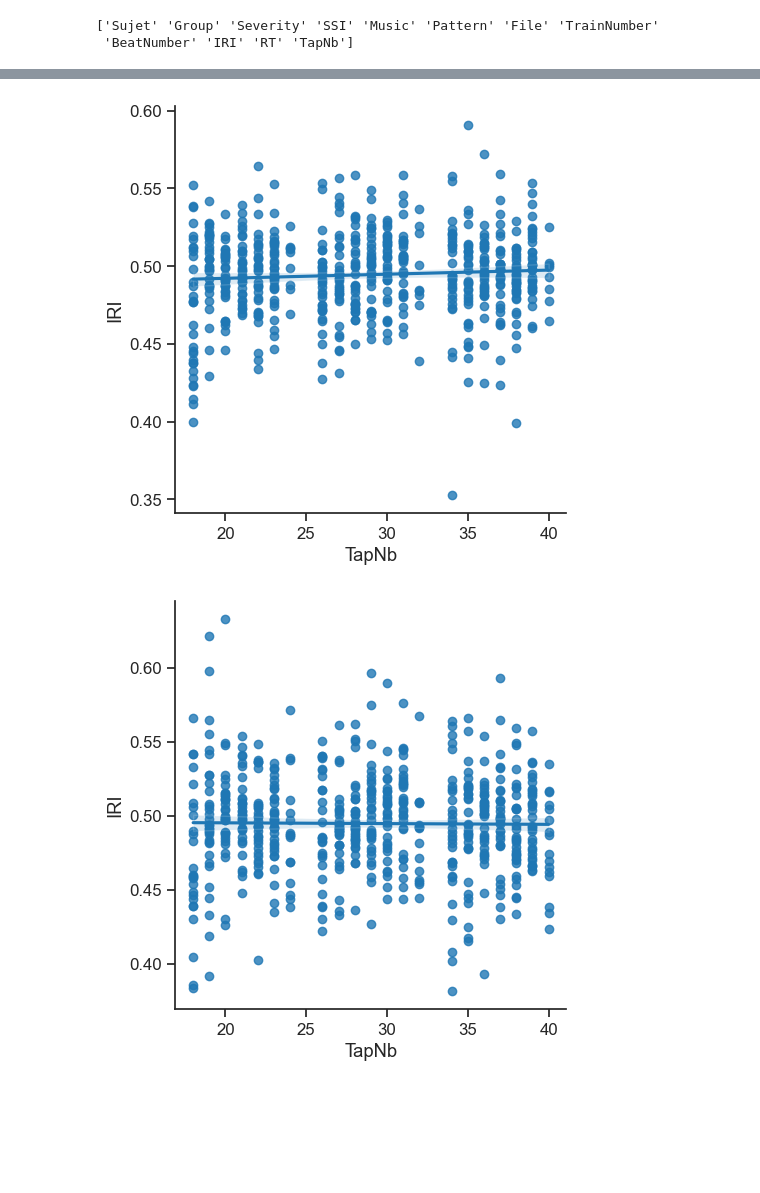
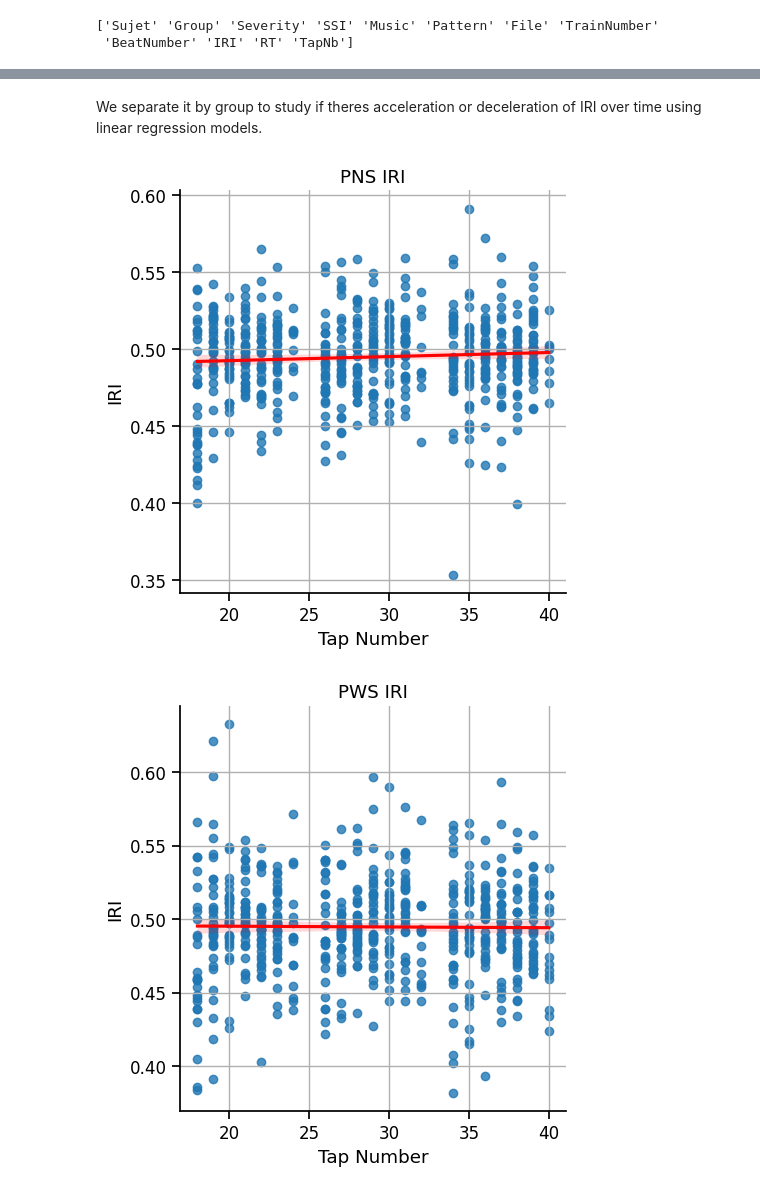
Before and after one commit to CodeNachos/expdesign, a Jupyter notebook: TP3/tp3.ipynb, the cells around one changed output, grey strips where cells are left out. Cells and saved outputs as stored; diff of their text form; code cells hidden in the pictures; blank space fills up the shorter version.

```diff
--- a/TP3/tp3.ipynb
+++ b/TP3/tp3.ipynb
@@ -97,7 +103,17 @@ plt.show(g)
+# %% [markdown]
+We separate it by group to study if theres acceleration or deceleration of IRI over time using linear regression models.
 # %%
-g_pns = sns.lmplot(x='TapNb', y='IRI', data=data_PNS)
-g_pws = sns.lmplot(x='TapNb', y='IRI', data=data_PWS)
+g_pns = sns.lmplot(x='TapNb', y='IRI', data=data_PNS, line_kws={'color': 'red'})
+plt.title("PNS IRI")
+plt.xlabel("Tap Number")
+plt.grid()
 plt.show()
+
+g_pws = sns.lmplot(x='TapNb', y='IRI', data=data_PWS, line_kws={'color': 'red'})
+plt.title("PWS IRI")
+plt.xlabel("Tap Number")
+plt.grid()
+plt.show()
 # %% [output]
-[figure, old version]
+[figure, new version]
-[figure, old version]
+[figure, new version]
```
Also changed, not shown: parts of 17 cells of this notebook, 2 other files.
